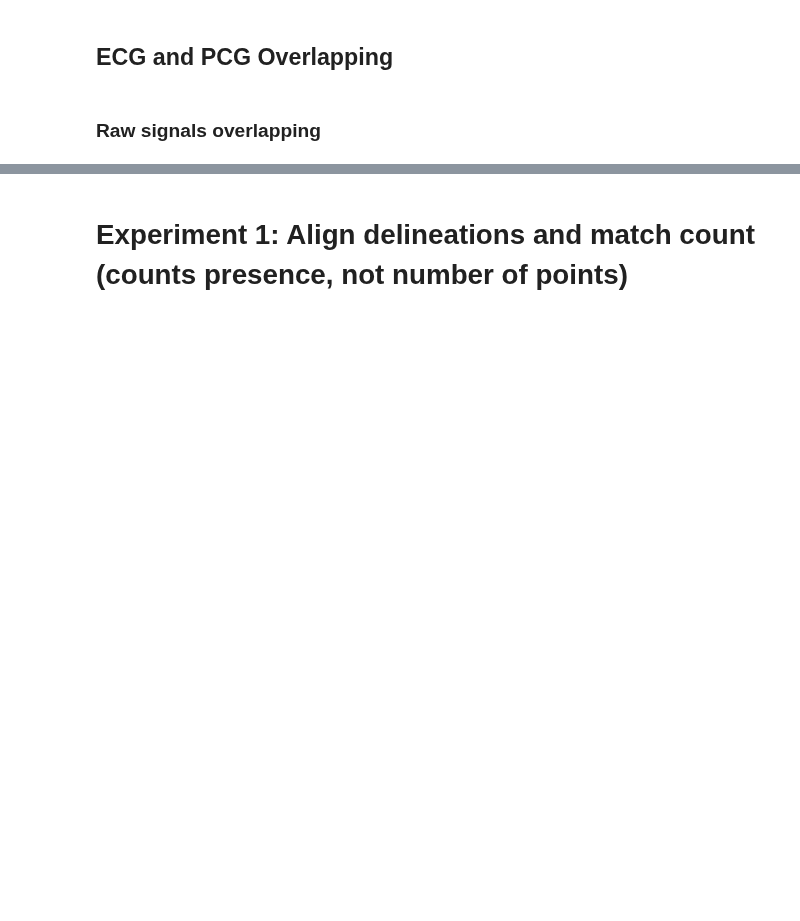
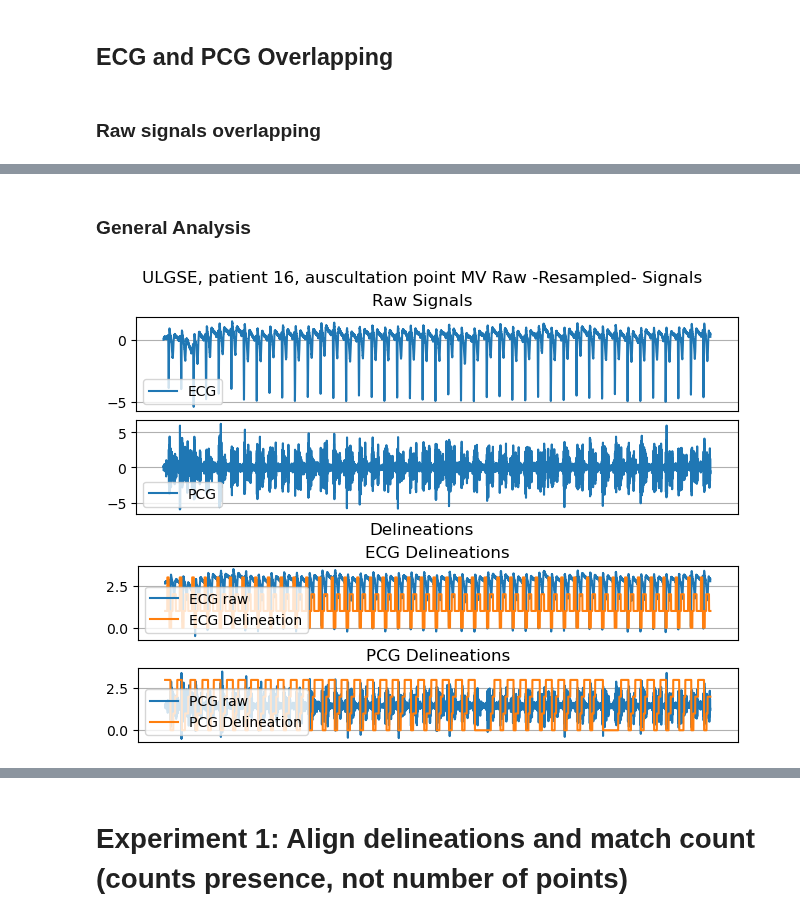
Before and after one commit to DanielProanoGuevara/Multimodal_SQA, a Jupyter notebook: segment_alignment.ipynb, the cells around one changed output, grey strips where cells are left out. Drawn from its saved outputs; the diff is of its cells as text; code cells hidden in the pictures; blank space fills up the shorter version.

```diff
--- a/segment_alignment.ipynb
+++ b/segment_alignment.ipynb
@@ -158,0 +119,46 @@ plt.show()
+# %% [markdown]
+### General Analysis
+# %%
+fig = plt.figure(layout='constrained')
+fig.suptitle(
+    f"ULGSE, patient {ecg_df['ID'][SIGNAL_IDX]}, auscultation point {ecg_df['Auscultation_Point'][SIGNAL_IDX]} Raw -Resampled- Signals")
+
+subfigs = fig.subfigures(2, 1, hspace=0)
+
+top = subfigs[0].subplots(2, 1, sharex=True)
+subfigs[0].suptitle('Raw Signals')
+top[0].plot(ecg_df['ECG'][SIGNAL_IDX], label='ECG')
+top[0].set_xticks([])
+top[0].legend(loc=3)
+top[0].grid()
+
+top[1].plot(pcg_df['PCG'][SIGNAL_IDX], label='PCG')
+top[1].set_xticks([])
+top[1].legend(loc=3)
+top[1].grid()
+
+
+bot = subfigs[1].subplots(2, 1, sharex=True)
+subfigs[1].suptitle('Delineations')
+
+bot[0].set_title('ECG Delineations')
+bot[0].plot((pplib.min_max_norm2(
+    ecg_df['ECG'][SIGNAL_IDX])*2 + 1.5), label='ECG raw')
+bot[0].plot(pplib.resample_delineation(
+    ecg_state_predictions[SIGNAL_IDX], 50, 1000), label='ECG Delineation')
+bot[0].set_xticks([])
+bot[0].legend(loc=3)
+bot[0].grid()
+
+bot[1].set_title('PCG Delineations')
+bot[1].plot((pplib.min_max_norm2(
+    pcg_df['PCG'][SIGNAL_IDX])*2 + 1.5), label='PCG raw')
+bot[1].plot(pplib.resample_delineation(
+    pcg_state_predictions[SIGNAL_IDX], 50, 1000), label='PCG Delineation')
+bot[1].set_xticks([])
+bot[1].legend(loc=3)
+bot[1].grid()
+
+fig.show()
+# %% [output]
+[figure, added]
```
Also changed, not shown: parts of 64 cells of this notebook.
